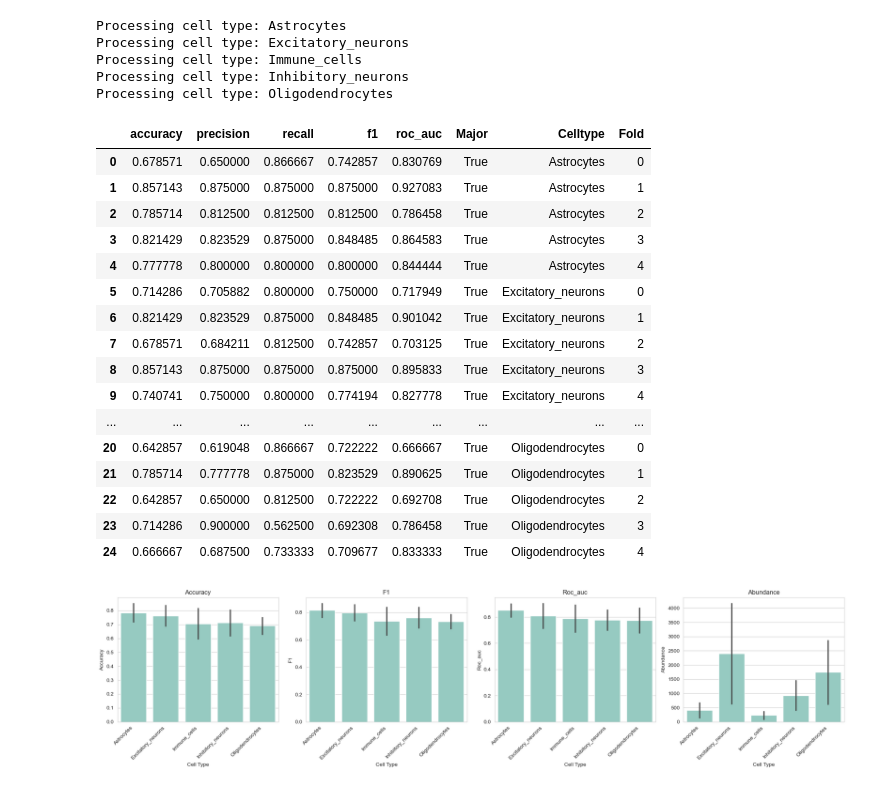
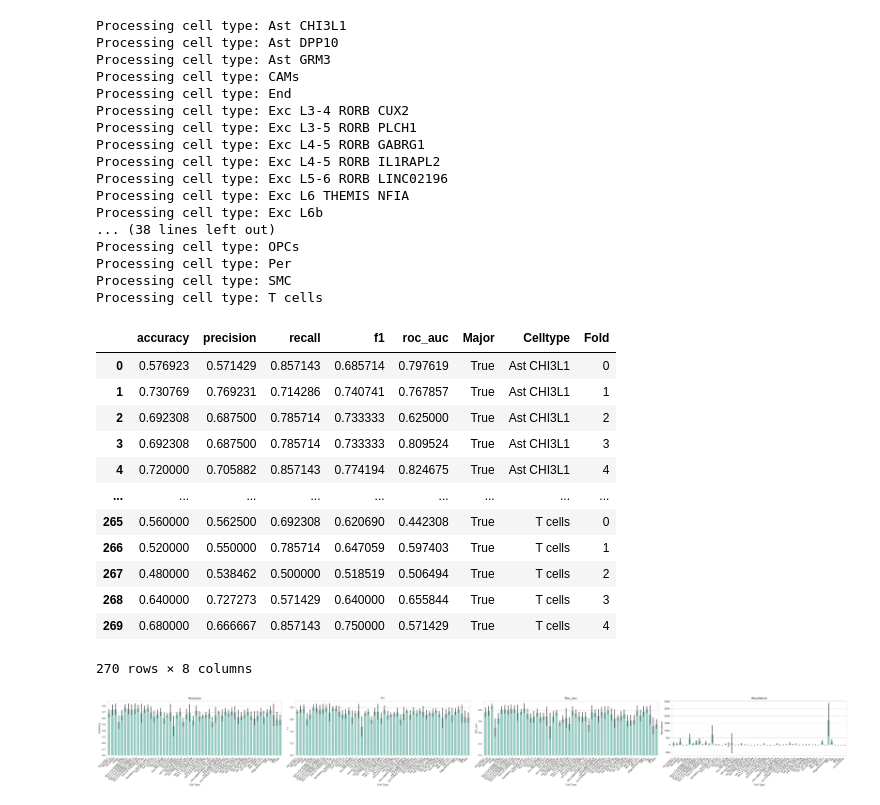
Before and after one commit to timoverlaan/scAGG, a Jupyter notebook: src/analysis/fig_celltype_accs.ipynb, the cells around one changed output. Saved outputs shown, nothing was run; the diff lists cells and outputs as text; code cells hidden in the pictures.

```diff
--- a/src/analysis/fig_celltype_accs.ipynb
+++ b/src/analysis/fig_celltype_accs.ipynb
@@ -8,7 +8,7 @@ import seaborn as sns
 
 sns.set_style("whitegrid")
 # %%
-input_file = "out/results/rosmap959_major.json"
+input_file = "out/results/rosmap959_minor.json"
 
 with open(input_file, "r") as f:
     data = json.load(f)
@@ -31,58 +31,66 @@ for celltype in data.keys():
 ct_df = pd.concat(ct_dfs, ignore_index=True)
 ct_df
 # %% [output]
-Processing cell type: Astrocytes
-Processing cell type: Excitatory_neurons
-Processing cell type: Immune_cells
-Processing cell type: Inhibitory_neurons
-Processing cell type: Oligodendrocytes
+Processing cell type: Ast CHI3L1
+Processing cell type: Ast DPP10
+Processing cell type: Ast GRM3
+Processing cell type: CAMs
+Processing cell type: End
+Processing cell type: Exc L3-4 RORB CUX2
+Processing cell type: Exc L3-5 RORB PLCH1
+Processing cell type: Exc L4-5 RORB GABRG1
+Processing cell type: Exc L4-5 RORB IL1RAPL2
+Processing cell type: Exc L5-6 RORB LINC02196
+Processing cell type: Exc L6 THEMIS NFIA
+Processing cell type: Exc L6b
+... (38 lines left out)
+Processing cell type: OPCs
+Processing cell type: Per
+Processing cell type: SMC
+Processing cell type: T cells
 |  | accuracy | precision | recall | f1 | roc_auc | Major | Celltype | Fold |
-| 0 | 0.678571 | 0.650000 | 0.866667 | 0.742857 | 0.830769 | True | Astrocytes | 0 |
-| 1 | 0.857143 | 0.875000 | 0.875000 | 0.875000 | 0.927083 | True | Astrocytes | 1 |
-| 2 | 0.785714 | 0.812500 | 0.812500 | 0.812500 | 0.786458 | True | Astrocytes | 2 |
-| 3 | 0.821429 | 0.823529 | 0.875000 | 0.848485 | 0.864583 | True | Astrocytes | 3 |
-| 4 | 0.777778 | 0.800000 | 0.800000 | 0.800000 | 0.844444 | True | Astrocytes | 4 |
-| 5 | 0.714286 | 0.705882 | 0.800000 | 0.750000 | 0.717949 | True | Excitatory_neurons | 0 |
-| 6 | 0.821429 | 0.823529 | 0.875000 | 0.848485 | 0.901042 | True | Excitatory_neurons | 1 |
-| 7 | 0.678571 | 0.684211 | 0.812500 | 0.742857 | 0.703125 | True | Excitatory_neurons | 2 |
-| 8 | 0.857143 | 0.875000 | 0.875000 | 0.875000 | 0.895833 | True | Excitatory_neurons | 3 |
-| 9 | 0.740741 | 0.750000 | 0.800000 | 0.774194 | 0.827778 | True | Excitatory_neurons | 4 |
+| 0 | 0.576923 | 0.571429 | 0.857143 | 0.685714 | 0.797619 | True | Ast CHI3L1 | 0 |
+| 1 | 0.730769 | 0.769231 | 0.714286 | 0.740741 | 0.767857 | True | Ast CHI3L1 | 1 |
+| 2 | 0.692308 | 0.687500 | 0.785714 | 0.733333 | 0.625000 | True | Ast CHI3L1 | 2 |
+| 3 | 0.692308 | 0.687500 | 0.785714 | 0.733333 | 0.809524 | True | Ast CHI3L1 | 3 |
+| 4 | 0.720000 | 0.705882 | 0.857143 | 0.774194 | 0.824675 | True | Ast CHI3L1 | 4 |
 | ... | ... | ... | ... | ... | ... | ... | ... | ... |
-| 20 | 0.642857 | 0.619048 | 0.866667 | 0.722222 | 0.666667 | True | Oligodendrocytes | 0 |
-| 21 | 0.785714 | 0.777778 | 0.875000 | 0.823529 | 0.890625 | True | Oligodendrocytes | 1 |
-| 22 | 0.642857 | 0.650000 | 0.812500 | 0.722222 | 0.692708 | True | Oligodendrocytes | 2 |
-| 23 | 0.714286 | 0.900000 | 0.562500 | 0.692308 | 0.786458 | True | Oligodendrocytes | 3 |
-| 24 | 0.666667 | 0.687500 | 0.733333 | 0.709677 | 0.833333 | True | Oligodendrocytes | 4 |
+| 265 | 0.560000 | 0.562500 | 0.692308 | 0.620690 | 0.442308 | True | T cells | 0 |
+| 266 | 0.520000 | 0.550000 | 0.785714 | 0.647059 | 0.597403 | True | T cells | 1 |
+| 267 | 0.480000 | 0.538462 | 0.500000 | 0.518519 | 0.506494 | True | T cells | 2 |
+| 268 | 0.640000 | 0.727273 | 0.571429 | 0.640000 | 0.655844 | True | T cells | 3 |
+| 269 | 0.680000 | 0.666667 | 0.857143 | 0.750000 | 0.571429 | True | T cells | 4 |
+270 rows × 8 columns
 # %%
 # barplot, with a bar per cell type. separate plots for major / minor
 # four panels, for acc, f1, auroc, and abundance
 # for the scores, average across folds and show standard deviation as error bar.
 # for the abundance, show the mean and standard deviation across the values in the abundances.
 
-fig, axs = plt.subplots(1, 4, figsize=(20, 5))
+fig, axs = plt.subplots(1, 4, figsize=(40, 5))
 
 for i, metric in enumerate(["accuracy", "f1", "roc_auc"]):
     ax = axs[i]
 
     sns.barplot(data=ct_df, x="Celltype", y=metric, ax=ax, errorbar="sd")
     ax.set_title(metric.capitalize())
     ax.set_xlabel("Cell Type")
     ax.set_ylabel(metric.capitalize())
     ax.set_xticklabels(ax.get_xticklabels(), rotation=45, ha="right")
 
 # abundance
 abundance_df = pd.DataFrame.from_dict(ct_abundances, orient="index").reset_index()
 abundance_df.columns = ["Celltype"] + list(abundance_df.columns[1:])
 abundance_df = abundance_df.melt(id_vars=["Celltype"], var_name="Fold", value_name="Abundance")
 
 sns.barplot(data=abundance_df, x="Celltype", y="Abundance", ax=axs[3], errorbar="sd")
 axs[3].set_title("Abundance")
 axs[3].set_xlabel("Cell Type")
 axs[3].set_ylabel("Abundance")
 axs[3].set_xticklabels(axs[3].get_xticklabels(), rotation=45, ha="right")
 plt.tight_layout()
 
 
 plt.show()
 # %% [output]
-[figure, old version]
+[figure, new version]
```
